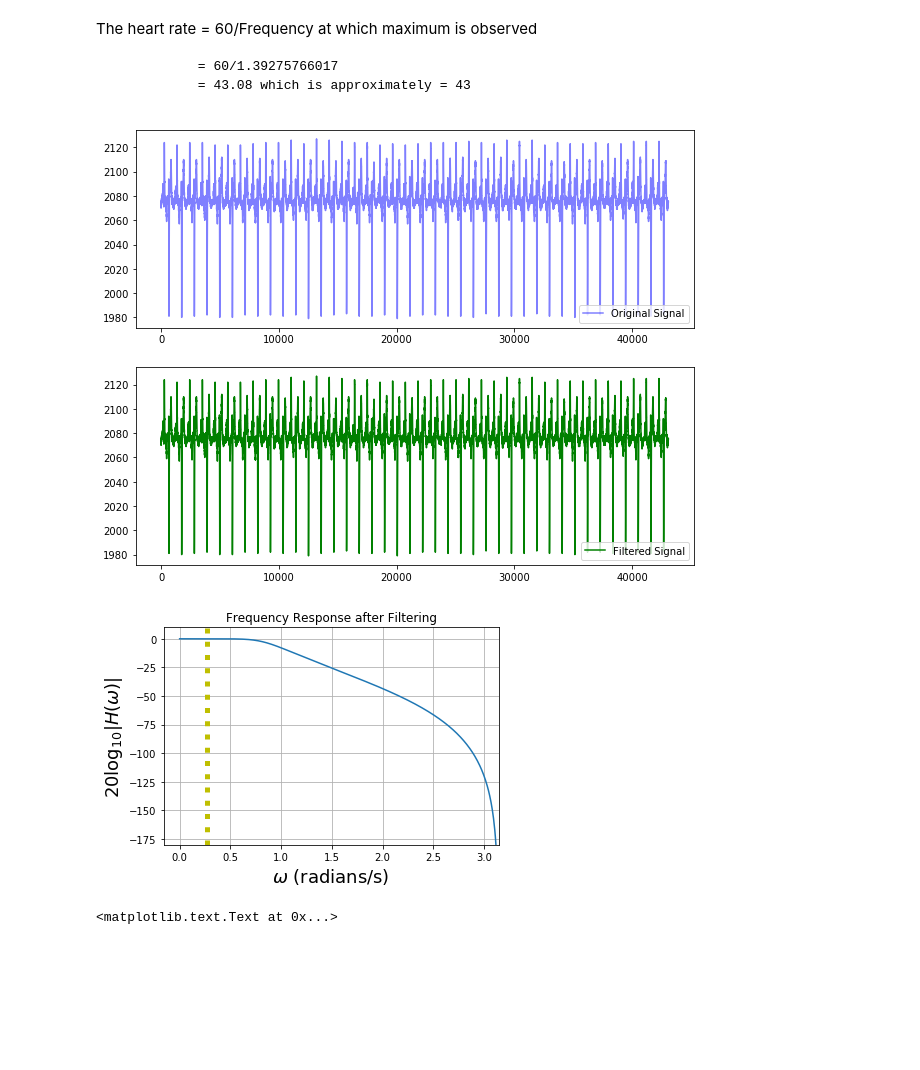
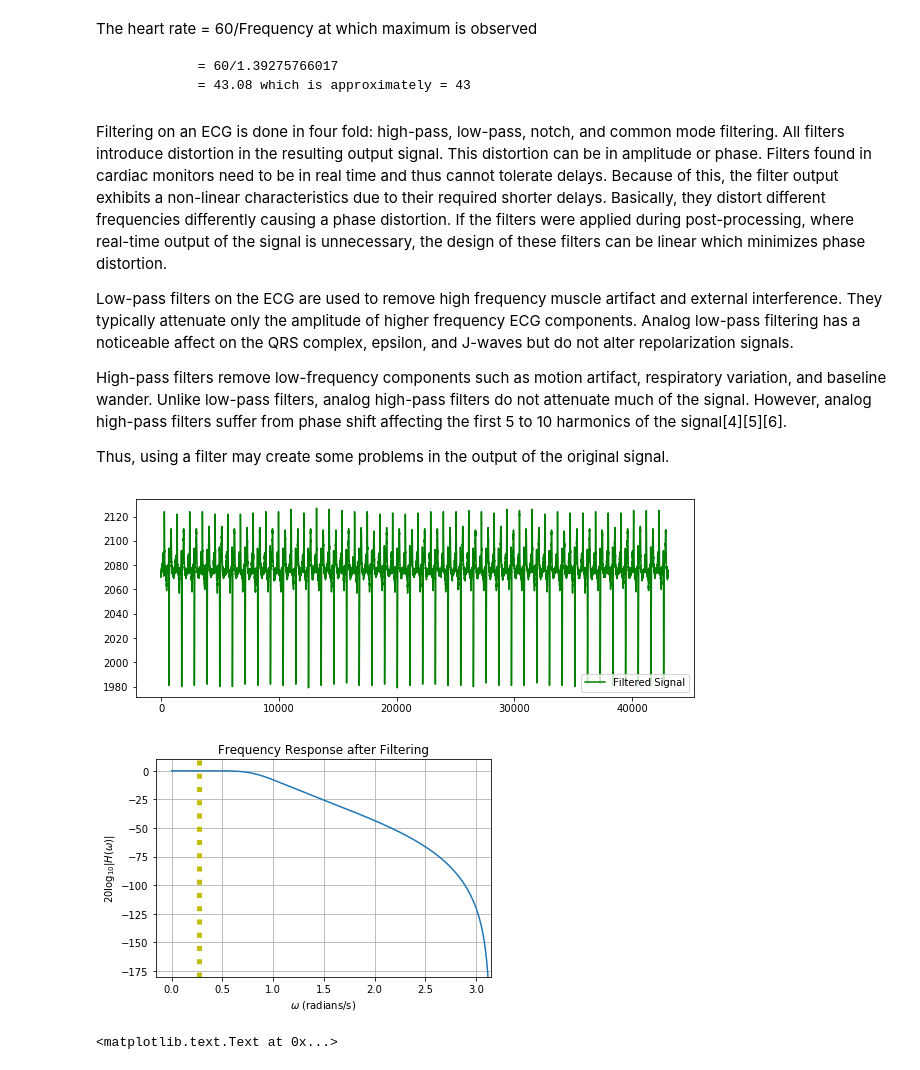
Before and after one commit to sjoshi94/MIdterm-project, a Jupyter notebook: Biomedical - Midterm Project.ipynb, the cells around one changed output. Drawn from its saved outputs; the diff is of its cells as text; code cells hidden in the pictures; blank space fills up the shorter version.

```diff
--- a/Biomedical - Midterm Project.ipynb
+++ b/Biomedical - Midterm Project.ipynb
@@ -127,47 +127,52 @@ The heart rate = 60/Frequency at which maximum is observed
 
                = 60/1.39275766017
                = 43.08 which is approximately = 43
+# %% [markdown]
+Filtering on an ECG is done in four fold: high-pass, low-pass, notch, and common mode filtering. All filters introduce distortion in the resulting output signal. This distortion can be in amplitude or phase. Filters found in cardiac monitors need to be in real time and thus cannot tolerate delays. Because of this, the filter output exhibits a non-linear characteristics due to their required shorter delays. Basically, they distort different frequencies differently causing a phase distortion. If the filters were applied during post-processing, where real-time output of the signal is unnecessary, the design of these filters can be linear which minimizes phase distortion.
+
+Low-pass filters on the ECG are used to remove high frequency muscle artifact and external interference. They typically attenuate only the amplitude of higher frequency ECG components. Analog low-pass filtering has a noticeable affect on the QRS complex, epsilon, and J-waves but do not alter repolarization signals.
+
+High-pass filters remove low-frequency components such as motion artifact, respiratory variation, and baseline wander. Unlike low-pass filters, analog high-pass filters do not attenuate much of the signal. However, analog high-pass filters suffer from phase shift affecting the first 5 to 10 harmonics of the signal[4][5][6].
+
+Thus, using a filter may create some problems in the output of the original signal.
 # %%
 from scipy.signal import butter, lfilter
 
 
 def butter_lowpass(cutoff, fs, order=4):
     Nyqfreq = 0.5 * fs
     normal_cutoff = cutoff / Nyqfreq
     b, a = butter(order, normal_cutoff, btype='low', analog=False)
     return b, a
 
 def butter_lowpass_filter(data, cutoff, fs, order):
     b, a = butter_lowpass(cutoff, fs, order=order)
-    w = lfilter(b, a, data)
-    return w
+    s = lfilter(b, a, data)
+    return s
 
 
 filtered = butter_lowpass_filter(Line, 10e1, 200.0, 4)
 
 
 plt.figure (figsize=(10,8))
+
 plt.subplot(211)
-plt.plot(Line, color='b', alpha=0.5, label='Original Signal')
-plt.legend(loc=4)
-plt.subplot(212)
 plt.plot(filtered, color='g', label='Filtered Signal')
 
 plt.legend(loc=4)
 plt.show()
 # %% [output]
-[figure, old version]
+[figure, new version]
 # %%
-
-
+w,h=signal.freqz(b,a)
 plt.plot(w, 20 * np.log10(abs(h)))
 plt.title('Frequency Response after Filtering')
-plt.ylabel(r"$ 20 \log_{10}|H(\omega)| $",fontsize=18)
-plt.xlabel(r'$\omega$ (radians/s)',fontsize=18)
+plt.ylabel(r"$ 20 \log_{10}|H(\omega)| $")
+plt.xlabel(r'$\omega$ (radians/s)')
 plt.xlim(xmax = np.pi)
 plt.ylim(ymin=-180,ymax=10)
 plt.vlines(Wn,-180,180,linestyles=':',color='y',lw=5.)
 plt.grid()
 # %% [output]
-[figure, old version]
+[figure, new version]
 # %%
```
Also changed, not shown: parts of 6 cells of this notebook.
